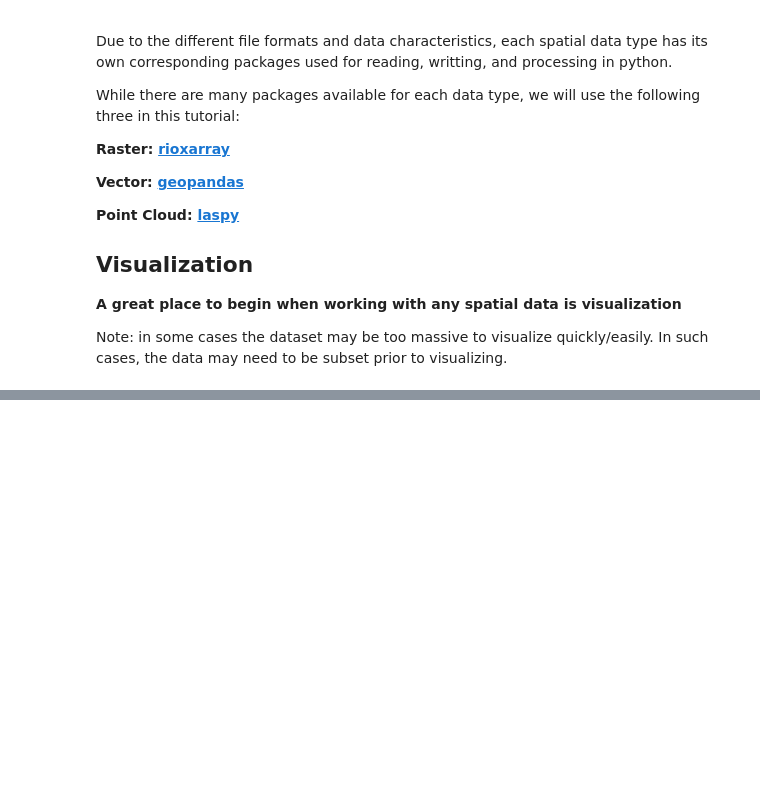
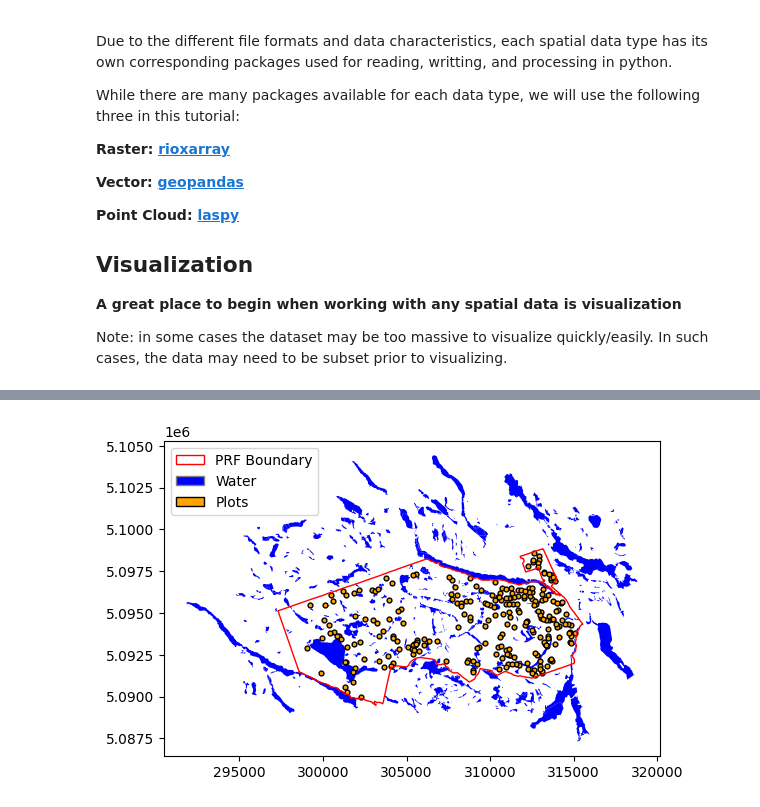
Before and after one commit to subornaa/Data-Analytics-Tutorials, a Jupyter notebook: Geospatial_Data_Tutorials.ipynb, the cells around one changed output, grey strips where cells are left out. Saved outputs shown, nothing was run; the diff lists cells and outputs as text; code cells hidden in the pictures; blank space fills up the shorter version.

Commit message:
add water to geospatial tutorial

```diff
--- a/Geospatial_Data_Tutorials.ipynb
+++ b/Geospatial_Data_Tutorials.ipynb
@@ -138,3 +153,26 @@ plots.plot(ax = ax, color = 'red', markersize=2)
+# %%
+# Vector data: Visualize the plots and PRF boundary
+
+plots_gdf = gpd.read_file(r'data/plots.gpkg')
+boundary_gdf = gpd.read_file(r'data/boundary.gpkg')
+water_gdf = gpd.read_file(r'data/water.gpkg')
+
+ax = water_gdf.plot(color = 'blue')
+plots_gdf.plot(ax = ax, facecolor='orange', edgecolor='black', markersize=12)
+boundary_gdf.plot(ax = ax, facecolor = 'none', edgecolor = 'red')
+
+# Add legend
+from matplotlib.patches import Patch
+
+legend_items = [Patch(facecolor='none', edgecolor='r', label='PRF Boundary'),
+                Patch(facecolor='blue', edgecolor='grey', label='Water'),
+                Patch(facecolor='orange', edgecolor='black', label='Plots')]
+
+ax.legend(handles=legend_items, loc='upper left')
+
+plt.show()
+# %% [output]
+[figure, added]
 # %%
 # Point Cloud (3D - LiDAR data)
 
```
Also changed, not shown: parts of 5 cells of this notebook.
